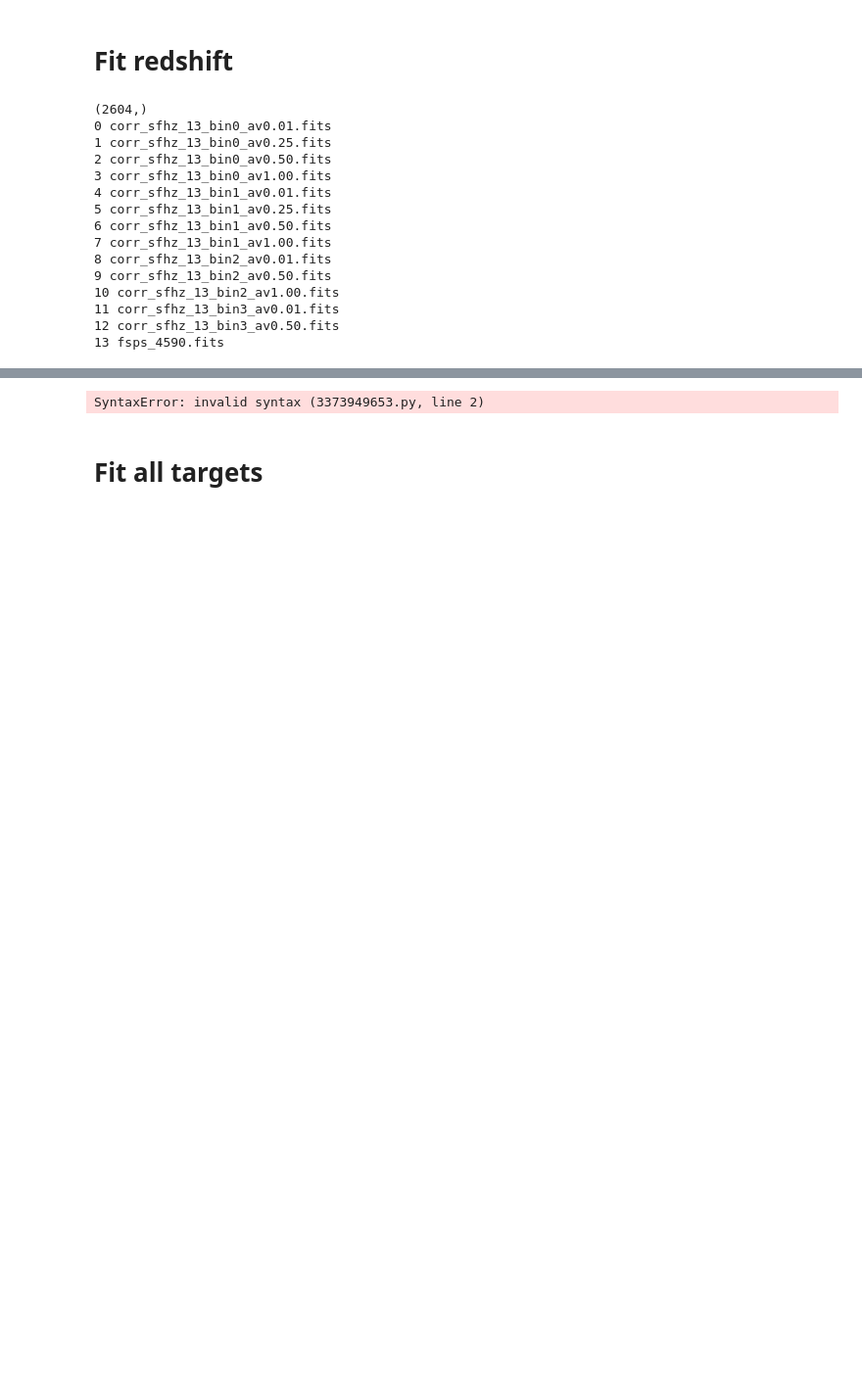
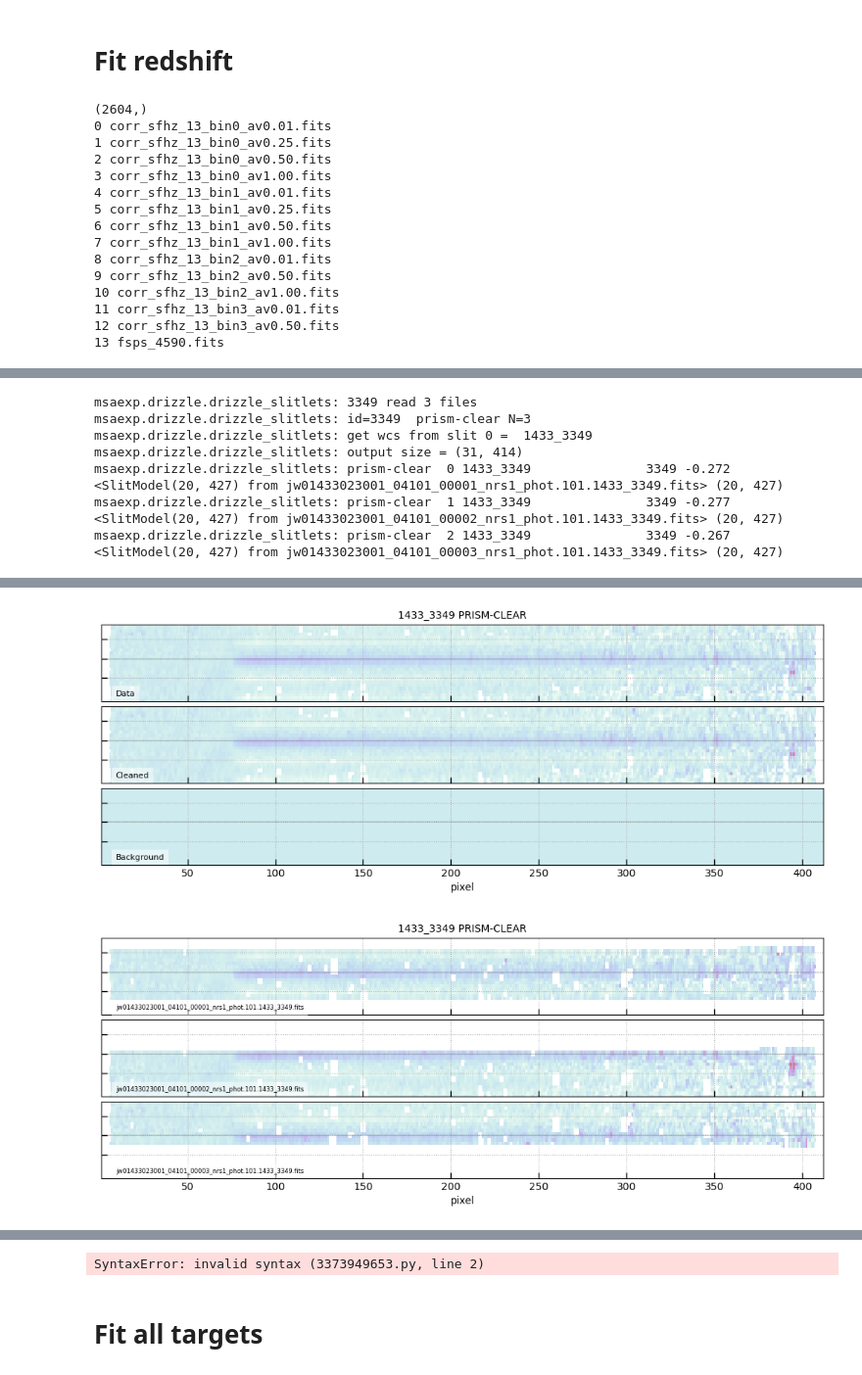
Before and after one commit to gbrammer/msaexp, a Jupyter notebook: docs/examples/drizzled-nirspec.ipynb, the cells around one changed output, grey strips where cells are left out. Shown at 98% size. Cells and saved outputs as stored; diff of their text form; code cells hidden in the pictures; blank space fills up the shorter version.

```diff
--- a/docs/examples/drizzled-nirspec.ipynb
+++ b/docs/examples/drizzled-nirspec.ipynb
@@ -444,0 +530,29 @@ fig.savefig(f'{outroot}_{target}.{file_version}.flam.png')
+# %%
+_ = msaexp.drizzle.drizzle_slitlets(target,
+                                    output='x'+outroot,
+                                    files=slits,
+                                    master_bkg=0, # Now don't do background subtraction here
+                                    center_on_source=False,  # Center output source as defined in MSA file.  Leave False and can maybe build master bkg
+                                    fix_slope=0.2,          # Cross-dispersion scale dslit/dpix
+                                    force_nypix=31,         # Y size of output array
+                                    bkg_offset=6,           # Number of pixels to roll for background subtraction
+                                    bkg_parity=[],      # Roll directions for background, i.e., -1 rolls the array down for bkg at top
+                                    log_step=False,         # Log wavelength steps
+                                    outlier_threshold=10,   # Outlier rejection threshold
+                                    err_threshold=1000,     # Reject pixels in a slit where err > err_threshold*median(err)
+                                    show_drizzled=True,     # Figures
+                                    show_slits=True,
+                                    imshow_kws=dict(vmin=-0.05, vmax=0.4, aspect='auto', cmap='cubehelix_r'),
+                                    sn_threshold=-np.inf,   # Reject pixels where S/N < sn_threshold.  Prism S/N should usually be > 5 with bkg
+                                    bar_threshold=0.0,      # Mask pixels where barshadow array less than this value
+                                   )
+
+figs, hdu_data, wavedata, all_slits, drz_data = _
+# %% [output]
+msaexp.drizzle.drizzle_slitlets: 3349 read 3 files
+msaexp.drizzle.drizzle_slitlets: id=3349  prism-clear N=3
+msaexp.drizzle.drizzle_slitlets: get wcs from slit 0 =  1433_3349
+msaexp.drizzle.drizzle_slitlets: output size = (31, 414)
+msaexp.drizzle.drizzle_slitlets: prism-clear  0 1433_3349               3349 -0.272 <SlitModel(20, 427) from jw01433023001_04101_00001_nrs1_phot.101.1433_3349.fits> (20, 427)
+msaexp.drizzle.drizzle_slitlets: prism-clear  1 1433_3349               3349 -0.277 <SlitModel(20, 427) from jw01433023001_04101_00002_nrs1_phot.101.1433_3349.fits> (20, 427)
+msaexp.drizzle.drizzle_slitlets: prism-clear  2 1433_3349               3349 -0.267 <SlitModel(20, 427) from jw01433023001_04101_00003_nrs1_phot.101.1433_3349.fits> (20, 427)
@@ -444,0 +561,2 @@ fig.savefig(f'{outroot}_{target}.{file_version}.flam.png')
+[figure, added]
+[figure, added]
```
Also changed, not shown: parts of 22 cells of this notebook.
